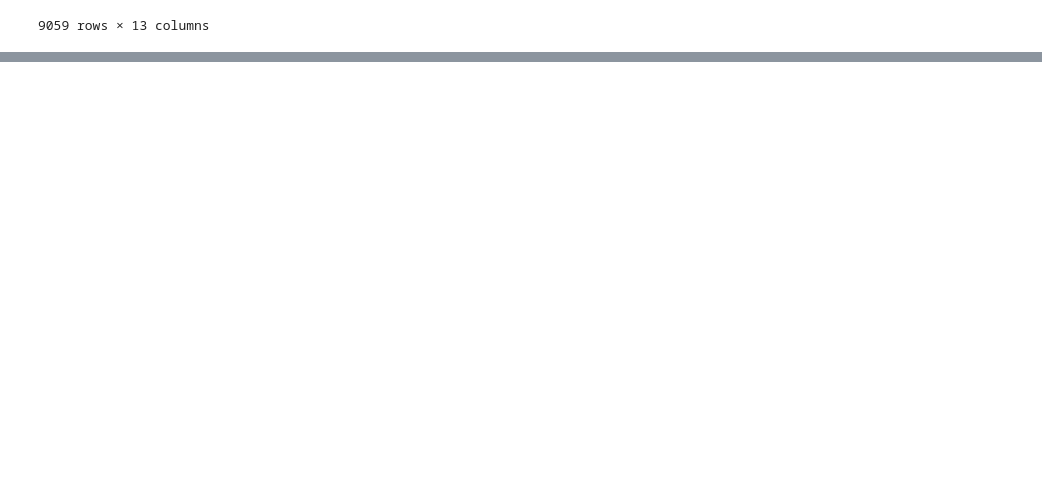
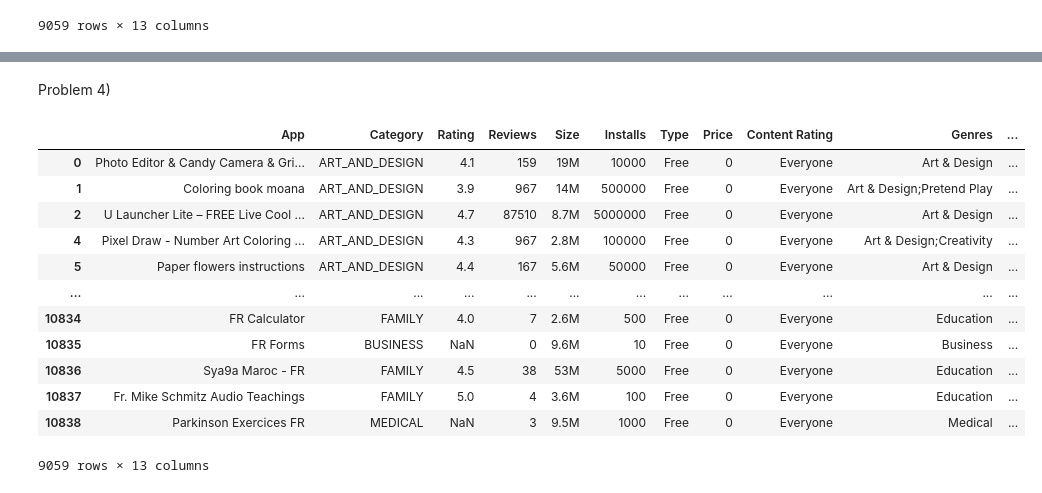
Before and after one commit to JahCSpeed/Data-Man, a Jupyter notebook: Hw3/google_apps.ipynb, the cells around one changed output, grey strips where cells are left out. Drawn from its saved outputs; the diff is of its cells as text; code cells hidden in the pictures; blank space fills up the shorter version.

```diff
--- a/Hw3/google_apps.ipynb
+++ b/Hw3/google_apps.ipynb
@@ -60,0 +66,8 @@ df
+# %%
+new = df["Android Ver"].replace(to_replace='and(.)*', value='', regex=True)
+for value in new:
+    if len(str(value)) > 4:
+        new = new.replace(to_replace =value,value =value[0:3] )
+
+df["Android Ver"] = new
+df
@@ -60,0 +88,22 @@ df
+# %% [markdown]
+Problem 4)
+# %%
+new_list = [str(s).replace(",", '') for s in df["Installs"].to_list()]
+new_list = [str(s).replace("+", '') for s in new_list]
+new_list = [int(i) for i in new_list]
+df["Installs"] = new_list
+df
+# %% [output]
+|  | App | Category | Rating | Reviews | Size | Installs | Type | Price | Content Rating | Genres | ... |
+| 0 | Photo Editor & Candy Camera & Gri... | ART_AND_DESIGN | 4.1 | 159 | 19M | 10000 | Free | 0 | Everyone | Art & Design | ... |
+| 1 | Coloring book moana | ART_AND_DESIGN | 3.9 | 967 | 14M | 500000 | Free | 0 | Everyone | Art & Design;Pretend Play | ... |
+| 2 | U Launcher Lite – FREE Live Cool ... | ART_AND_DESIGN | 4.7 | 87510 | 8.7M | 5000000 | Free | 0 | Everyone | Art & Design | ... |
+| 4 | Pixel Draw - Number Art Coloring ... | ART_AND_DESIGN | 4.3 | 967 | 2.8M | 100000 | Free | 0 | Everyone | Art & Design;Creativity | ... |
+| 5 | Paper flowers instructions | ART_AND_DESIGN | 4.4 | 167 | 5.6M | 50000 | Free | 0 | Everyone | Art & Design | ... |
+| ... | ... | ... | ... | ... | ... | ... | ... | ... | ... | ... | ... |
+| 10834 | FR Calculator | FAMILY | 4.0 | 7 | 2.6M | 500 | Free | 0 | Everyone | Education | ... |
+| 10835 | FR Forms | BUSINESS | NaN | 0 | 9.6M | 10 | Free | 0 | Everyone | Business | ... |
+| 10836 | Sya9a Maroc - FR | FAMILY | 4.5 | 38 | 53M | 5000 | Free | 0 | Everyone | Education | ... |
+| 10837 | Fr. Mike Schmitz Audio Teachings | FAMILY | 5.0 | 4 | 3.6M | 100 | Free | 0 | Everyone | Education | ... |
+| 10838 | Parkinson Exercices FR | MEDICAL | NaN | 3 | 9.5M | 1000 | Free | 0 | Everyone | Medical | ... |
+9059 rows × 13 columns
```
Also changed, not shown: parts of 19 cells of this notebook, 4 other files.
